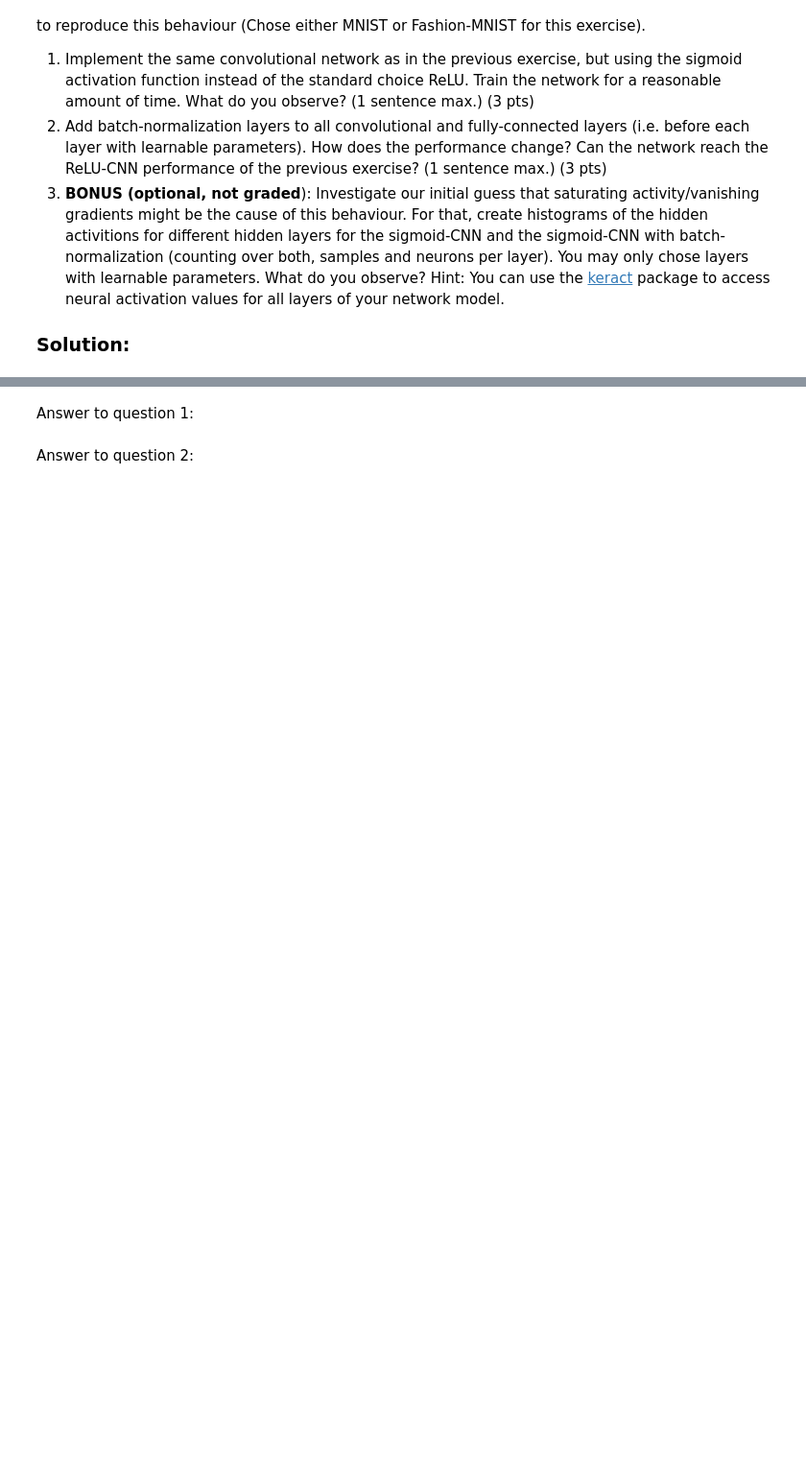
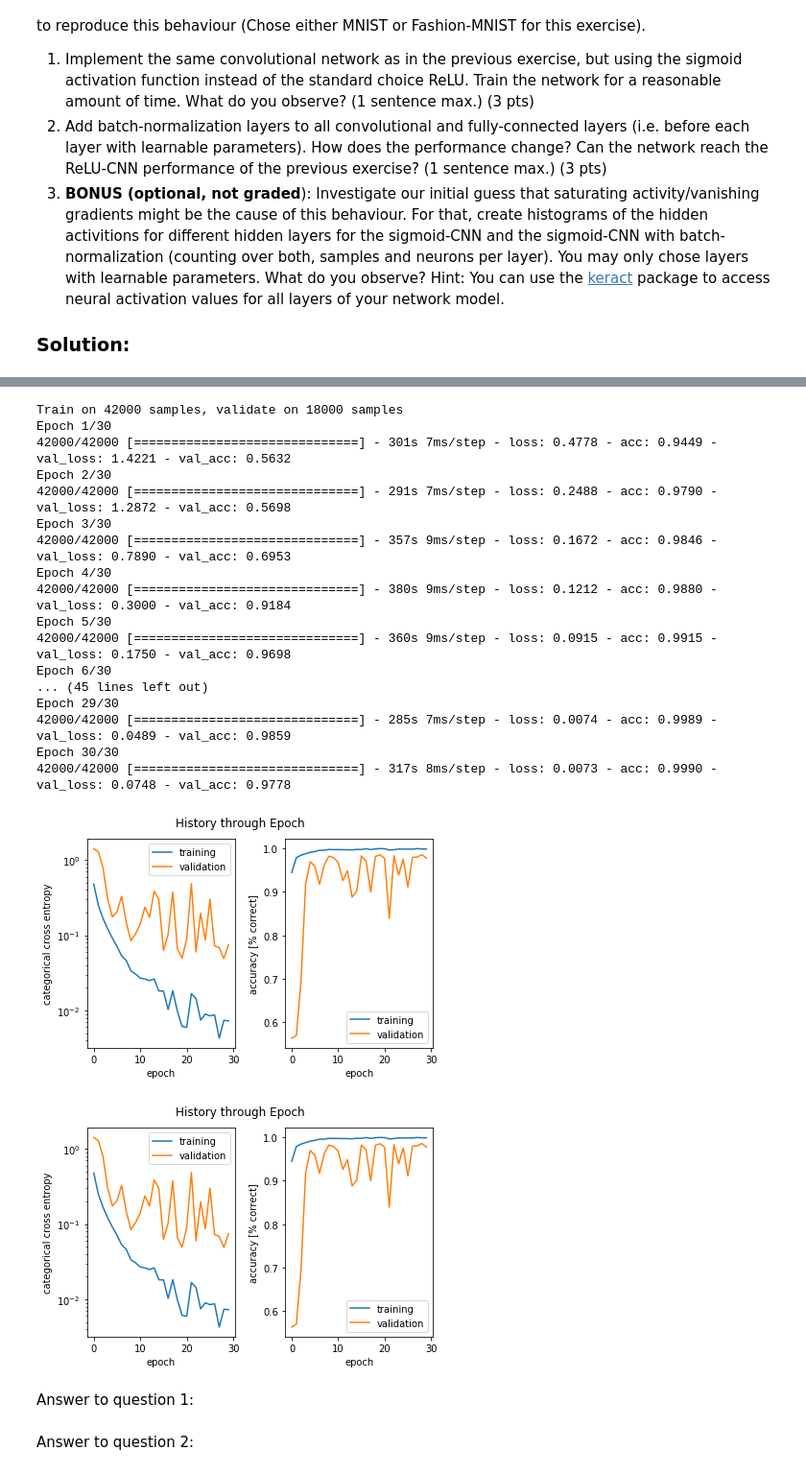
Before and after one commit to Guilhem74/EPFL_Artificial_Neural_Networks, a Jupyter notebook: miniproject1_ANN_Pi.ipynb, the cells around one changed output, grey strips where cells are left out. Shown at 96% size. Drawn from its saved outputs; the diff is of its cells as text; code cells hidden in the pictures; blank space fills up the shorter version.

```diff
--- a/miniproject1_ANN_Pi.ipynb
+++ b/miniproject1_ANN_Pi.ipynb
@@ -786,3 +802,48 @@ Epoch 3/30
+# %%
+model_ex7_2 = Sequential([
+    Conv2D(32, kernel_size=(3, 3),input_shape=(28,28,1)),
+    BatchNormalization(),
+    Activation('sigmoid'),
+    Conv2D(64, (3, 3)),
+    BatchNormalization(),
+    Activation('sigmoid'),
+    MaxPooling2D(pool_size=(2, 2)),
+    Flatten(),
+    Dense(128),
+    BatchNormalization(),
+    Activation('sigmoid'),
+    Dense(10),
+    BatchNormalization(),
+    Activation('softmax'),
+])
+adam72=keras.optimizers.Adam()
+model_ex7_2.compile(optimizer=adam72,
+              loss='categorical_crossentropy',
+              metrics=['accuracy'])
+
+history_hidden_neurons_7_2 = model_ex7_2.fit(x_train, y_train,validation_split=0.30, epochs=30, batch_size = minibatch_size,verbose=1)
+Title=  "History through Epoch"
+plot_history(history_hidden_neurons_7_2,Title)
+# %% [output]
+Train on 42000 samples, validate on 18000 samples
+Epoch 1/30
+42000/42000 [==============================] - 301s 7ms/step - loss: 0.4778 - acc: 0.9449 - val_loss: 1.4221 - val_acc: 0.5632
+Epoch 2/30
+42000/42000 [==============================] - 291s 7ms/step - loss: 0.2488 - acc: 0.9790 - val_loss: 1.2872 - val_acc: 0.5698
+Epoch 3/30
+42000/42000 [==============================] - 357s 9ms/step - loss: 0.1672 - acc: 0.9846 - val_loss: 0.7890 - val_acc: 0.6953
+Epoch 4/30
+42000/42000 [==============================] - 380s 9ms/step - loss: 0.1212 - acc: 0.9880 - val_loss: 0.3000 - val_acc: 0.9184
+Epoch 5/30
+42000/42000 [==============================] - 360s 9ms/step - loss: 0.0915 - acc: 0.9915 - val_loss: 0.1750 - val_acc: 0.9698
+Epoch 6/30
+... (45 lines left out)
+Epoch 29/30
+42000/42000 [==============================] - 285s 7ms/step - loss: 0.0074 - acc: 0.9989 - val_loss: 0.0489 - val_acc: 0.9859
+Epoch 30/30
+42000/42000 [==============================] - 317s 8ms/step - loss: 0.0073 - acc: 0.9990 - val_loss: 0.0748 - val_acc: 0.9778
+[figure, added]
+[figure, added]
 # %% [markdown]
 Answer to question 1:
 # %% [markdown]
```
Also changed, not shown: parts of 4 cells of this notebook.
